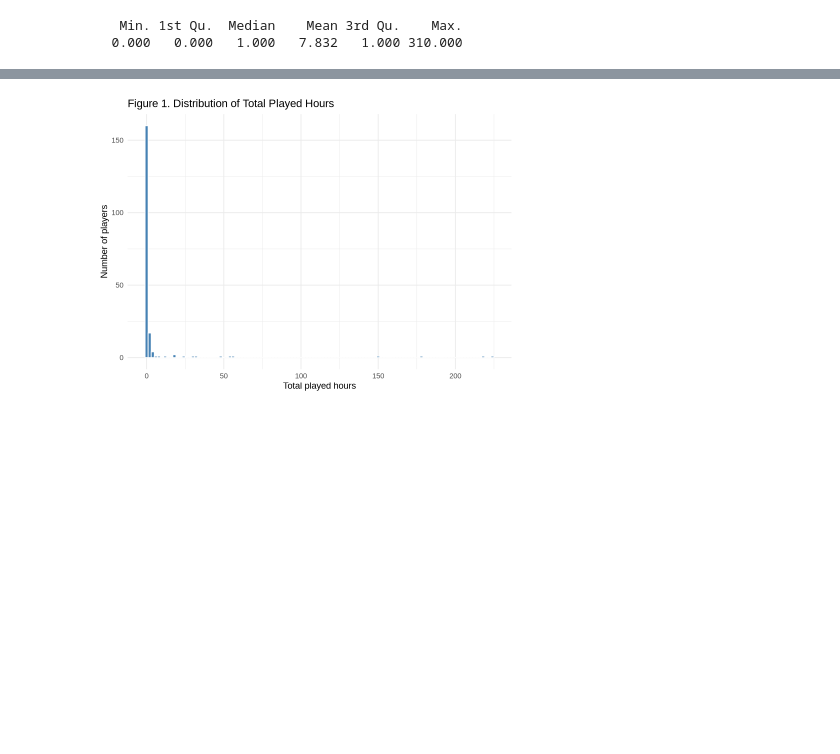
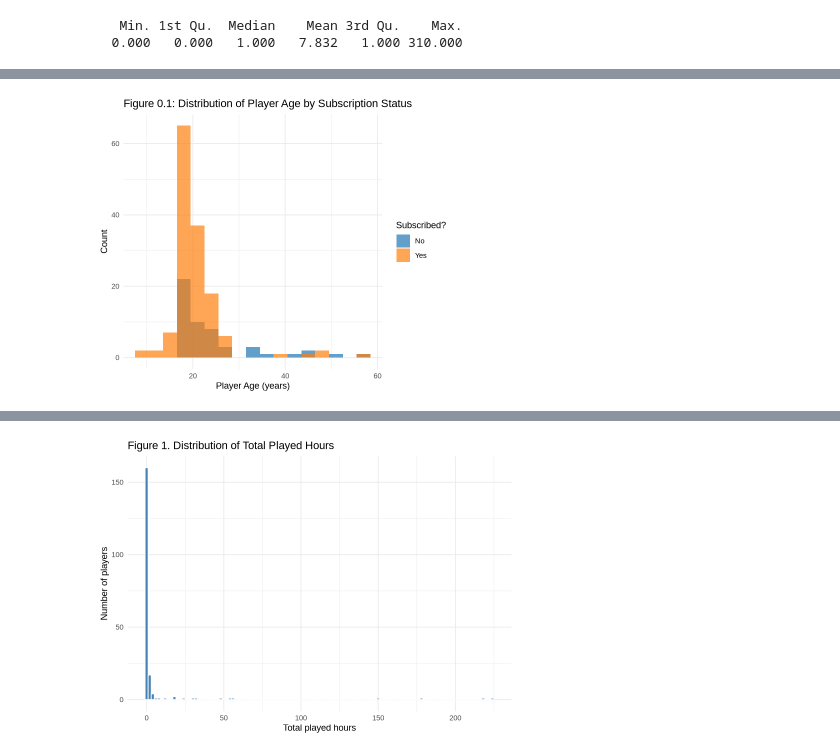
Before and after one commit to daniel-zouli/Dsci-100-Final-Project-Report, a Jupyter notebook: Dsci 100 Final Project Report.ipynb, the cells around one changed output, grey strips where cells are left out. Cells and saved outputs as stored; diff of their text form; code cells hidden in the pictures; blank space fills up the shorter version.

Commit message:
Compared three models of knn for predictors and added new plots for age vs subscription

```diff
--- a/Dsci 100 Final Project Report.ipynb
+++ b/Dsci 100 Final Project Report.ipynb
@@ -141,3 +139,18 @@ $ Age            <dbl> 9, 17, 17, 21, 21, 17, 19, 21, 47, 22, 23, 17, 25, 22,
 $ total_sessions <int> 27, 3, 1, 1, 1, 0, 0, 1, 1, 0, 3, 0, 1, 1, 0, 0, 0, 37,…
    Min. 1st Qu.  Median    Mean 3rd Qu.    Max.
   0.000   0.000   1.000   7.832   1.000 310.000
+# %%
+players$subscribe <- as.factor(players$subscribe)
+
+ggplot(players, aes(x = Age, fill = subscribe)) +
+    geom_histogram(alpha = 0.7, position = "identity", binwidth = 3) +
+    labs(
+        title = "Figure 0.1: Distribution of Player Age by Subscription Status",
+        x = "Player Age (years)",
+        y = "Count",
+        fill = "Subscribed?"
+    ) +
+    scale_fill_manual(values = c("#1f77b4", "#ff7f0e"),
+                      labels = c("No", "Yes")) +
+    theme_minimal()
+# %% [output]
@@ -143,0 +159 @@ $ total_sessions <int> 27, 3, 1, 1, 1, 0, 0, 1, 1, 0, 3, 0, 1, 1, 0, 0, 0, 37,
+[figure, added]
```
Also changed, not shown: parts of 8 cells of this notebook.
